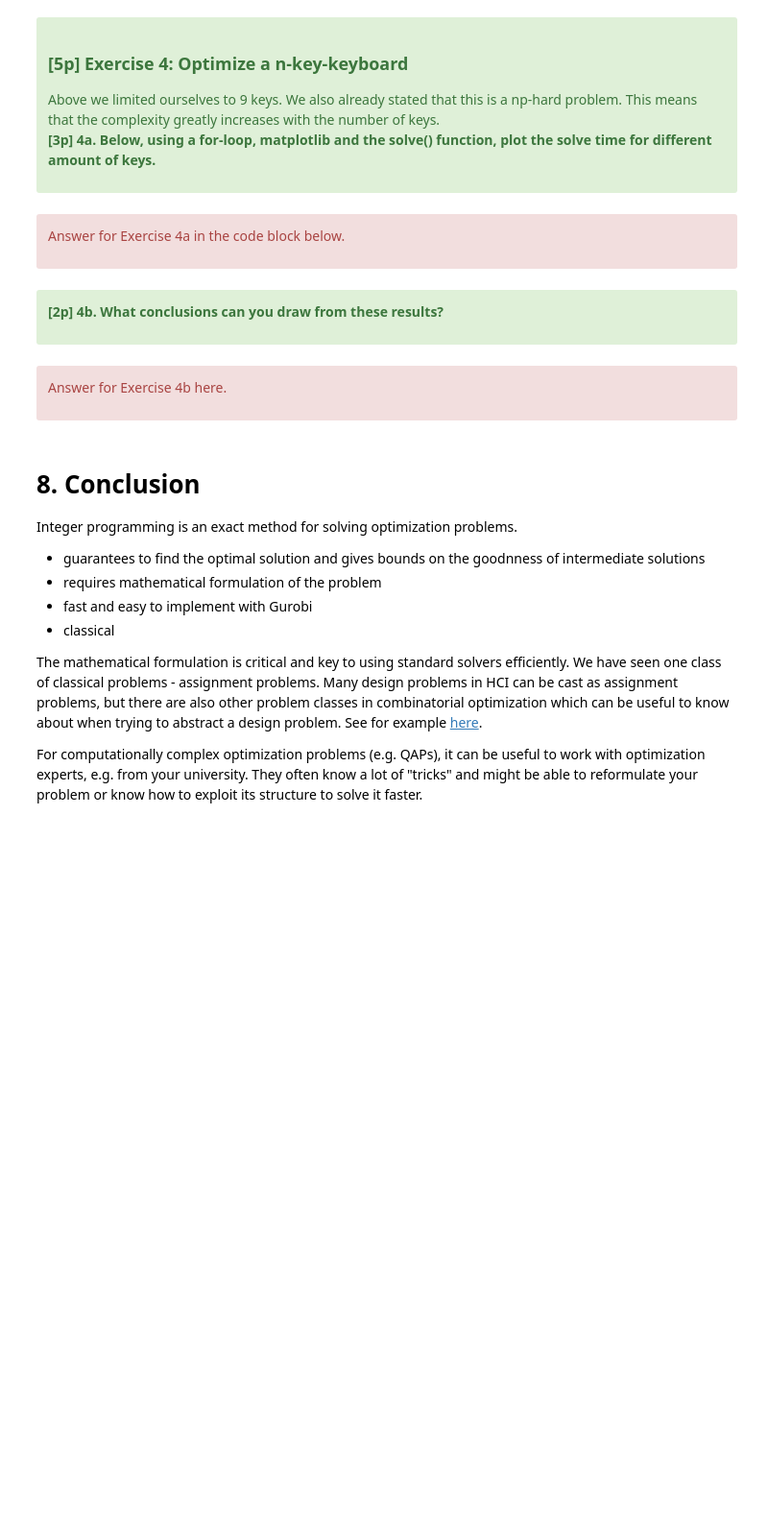
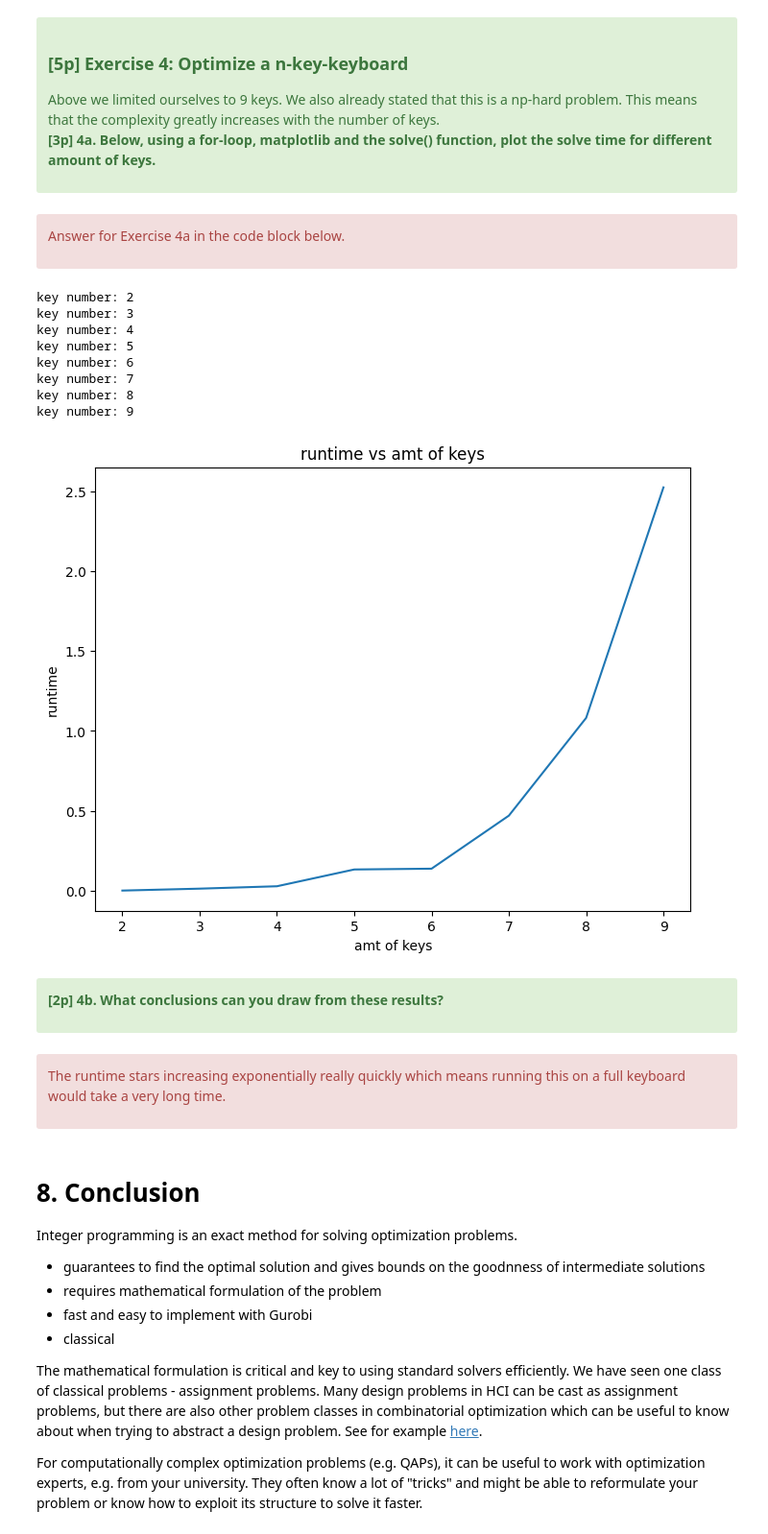
Before and after one commit to anachronous/hci-voluntary-exercise, a Jupyter notebook: HCI24-BONUS_1/bonus_exercise_1.ipynb, the cells around one changed output. Shown at 96% size. Saved outputs shown, nothing was run; the diff lists cells and outputs as text; code cells hidden in the pictures; blank space fills up the shorter version.

```diff
--- a/HCI24-BONUS_1/bonus_exercise_1.ipynb
+++ b/HCI24-BONUS_1/bonus_exercise_1.ipynb
@@ -773,7 +773,7 @@ def solve(characters, keyslots, bigram_frequency, movement_time):
 
     for i in characters:
         for k in keyslots:
-             x[(i, k)] = model.addVar(vtype=GRB.BINARY)
+            x[(i, k)] = model.addVar(vtype=GRB.BINARY, name="%s_%i" % (i, k))
 
 
     # Integrate new variables
@@ -783,12 +783,14 @@ def solve(characters, keyslots, bigram_frequency, movement_time):
     # Each letter is only assigned to one keyslot
     for i in characters:
         model.addConstr(
-            quicksum(x[(i, k)] for k in keyslots) == 1
+            quicksum(x[(i, k)] for k in keyslots) == 1,
+            name="Letter_%s" % i
         )
     # Each element is only assigned to one position
     for k in keyslots:
         model.addConstr(
-            quicksum(x[(i, k)] for i in characters) == 1
+            quicksum(x[(i, k)] for i in characters) == 1,
+        name="Keyslot_%i" % k
         )
 
     model.update()
@@ -796,7 +798,7 @@ def solve(characters, keyslots, bigram_frequency, movement_time):
     # ==== 4. Specify Objective function ======
     # TODO: implement the objective function here [2p]
     cost = quicksum(
-        bigram_frequency[i][j] * movement_time[k][l] * x[(i, k)] * x[(j, l)]
+        bigram_frequency[(i, j)] * movement_time[(k, l)] * x[(i, k)] * x[(j, l)]
         for i in characters for j in characters
         for k in keyslots for l in keyslots
     )
@@ -855,24 +874,54 @@ Answer for Exercise 4a in the code block below.
 # %%
 import matplotlib.pyplot as plt
 solvetimes = []
+numkeys = []
 characters = ['a', 'c', 's', 'r', 'e', 'q', 't', 'h', 'i']
 
 ## IMPLEMENT HERE EXERCISE 4 HERE
 ## hint characters[:i] return all characters up to index i. Also take a look at the previous code block.
-plt.plot(solvetimes)
+
+for i in range(2, len(characters) + 1):
+    subset = characters[:i]
+    keyslots = list(range(len(subset)))
+    columns = 3
+
+    movement_time = {(s1,s2): utils.fittslawcost(s1,s2, utils.distance(columns,s1,s2)) for s1 in keyslots for s2 in keyslots}
+    bigram_frequency = utils.get_bigram_frequency(characters)
+    mapping, objective, runtime = solve(subset, keyslots, bigram_frequency, movement_time)
+
+    numkeys.append(len(subset))
+    solvetimes.append(runtime)
+
+    print("key number: " + str(i))
+
+plt.figure(figsize=(8, 6))
+plt.title('runtime vs amt of keys')
+plt.xlabel('amt of keys')
+plt.ylabel('runtime')
+plt.plot(numkeys, solvetimes)
 plt.show()
+# %% [output]
+key number: 2
+key number: 3
+key number: 4
+key number: 5
+key number: 6
+key number: 7
+key number: 8
+key number: 9
+[figure, added]
 # %% [markdown]
 <div class="alert alert-block alert-success">
 
 
 **[2p] 4b. What conclusions can you draw from these results?**
 </div>
-# %% [markdown]
-<div class="alert alert-block alert-danger">
-
-Answer for Exercise 4b here.
-
-</div>
+# %% [markdown]
+<div class="alert alert-block alert-danger">
+
+The runtime stars increasing exponentially really quickly which means running this on a full keyboard would take a very long time.
+
+</div>
 # %% [markdown]
 # 8. Conclusion
 
```
Also changed, not shown: parts of 2 cells of this notebook.
